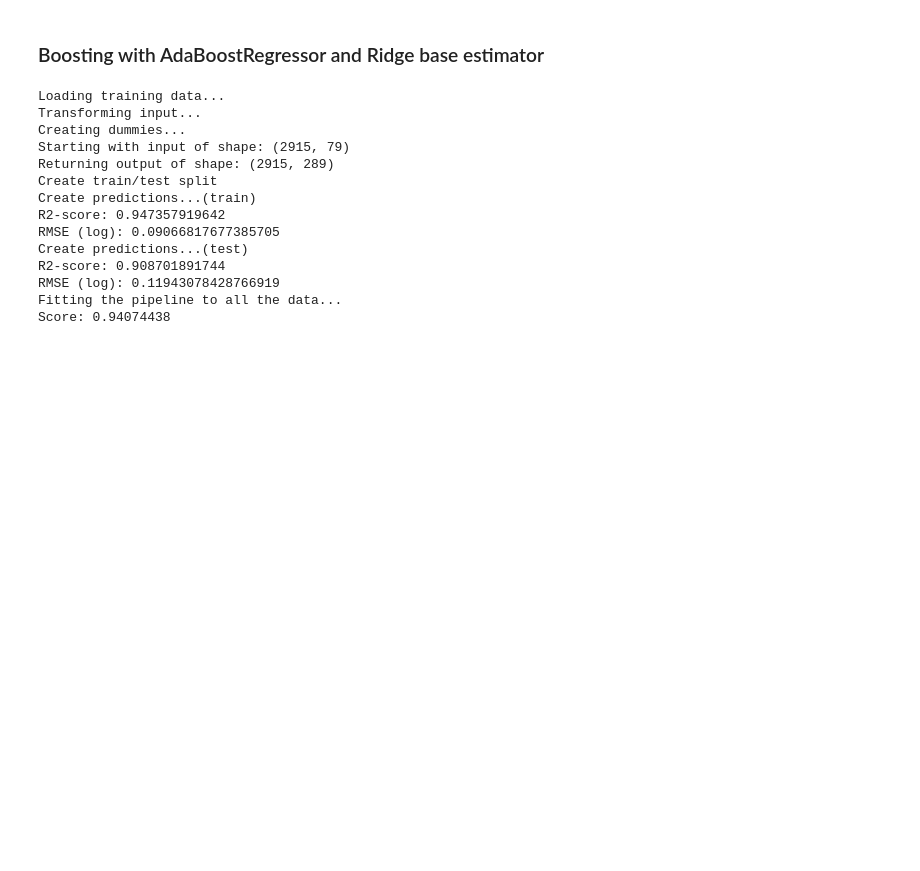
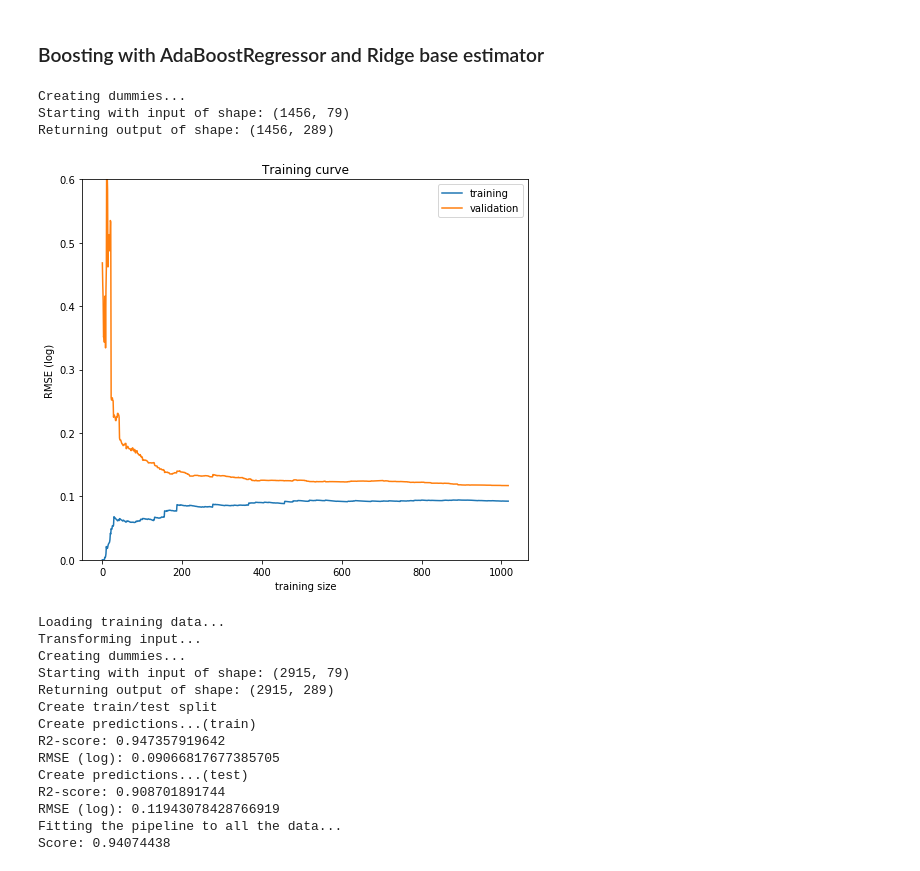
Before and after one commit to huli/predicting-house-prices, a Jupyter notebook: final_model.ipynb, the cells around one changed output. Drawn from its saved outputs; the diff is of its cells as text; code cells hidden in the pictures; blank space fills up the shorter version.

Commit message:
Learning curve added.

```diff
--- a/final_model.ipynb
+++ b/final_model.ipynb
@@ -26,6 +26,16 @@ trans_pipeline = Pipeline([
     ('create_sellingage', DFTransform(lambda X: create_sellingage(X))),
     ('combined_livingspace', DFTransform(lambda X: combined_livingspace(X)))
 ])
+# %%
+# Plot training curve of base estimator
+plot_learning_curve(trans_pipeline,
+    Ridge(alpha=10, fit_intercept=True, max_iter=None,
+   normalize=False, random_state=42, solver='cholesky'))
+# %% [output]
+Creating dummies...
+Starting with input of shape: (1456, 79)
+Returning output of shape: (1456, 289)
+[figure, added]
 # %%
 # Define bossting regressor with rige as base estimator
 boosting_estimator = Pipeline(memory=None,
```
Also changed, not shown: 2 other files.
